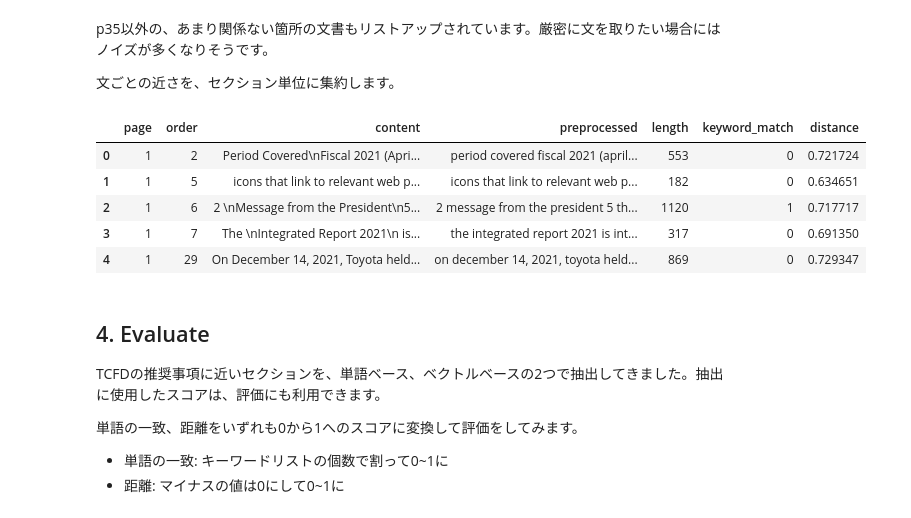
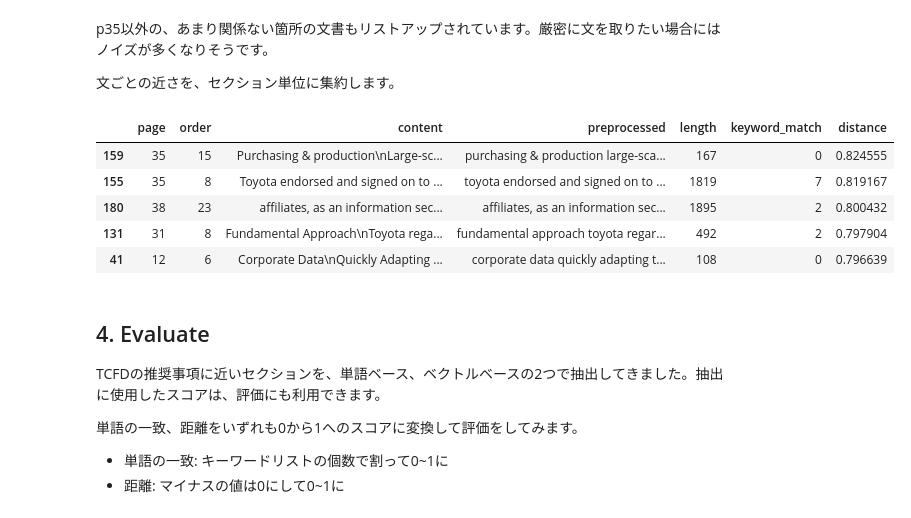
Before and after one commit to icoxfog417/esg-evaluation-by-nlp, a Jupyter notebook: notebooks/check_esg_evaluation_automatically.ipynb, the cells around one changed output. Cells and saved outputs as stored; diff of their text form; code cells hidden in the pictures.

```diff
--- a/notebooks/check_esg_evaluation_automatically.ipynb
+++ b/notebooks/check_esg_evaluation_automatically.ipynb
@@ -162,8 +203,8 @@ class Parser():
 # %% [markdown]
 質問から単語を抽出します。この時、ストップワードと呼ばれる一般的すぎる単語は除外します。
 # %%
-parser = Parser(language)
-question_words = [str(t).strip() for t in parser.parse(question) if not t.is_stop and not re.match("\'|\.|\?|\/|\,|\-", t.text)]
+parser = Parser(LANG)
+question_words = [str(t).strip() for t in parser.parse(question) if not t.is_stop and not re.match("\'|\.|\?|\/|\,|\-|、|・|。", t.text)]
 question_words
 # %% [output]
 ['describe',
@@ -220,7 +268,7 @@ for i, row in preprocessed_df.iterrows():
             "page": row["page"],
             "order": row["order"],
             "sentence_order": j,
-            "sentence": s,
+            "sentence": s[:512],
             "length": len(s)
         })
 
@@ -254,0 +292,11 @@ Inference start.
+# %%
+if LANG == "ja":
+    # 参考: https://github.com/BandaiNamcoResearchInc/DistilBERT-base-jp/blob/main/docs/GUIDE.md
+    model_name = "bandainamco-mirai/distilbert-base-japanese"
+    pretrained_tokenizer_name = "cl-tohoku/bert-base-japanese-whole-word-masking"
+else:
+    model_name = "distilbert-base-uncased"
+    pretrained_tokenizer_name = ""
+
+embeddings = encode(model_name,sentences_df["sentence"].values.tolist(),
+                    pretrained_tokenizer_name=pretrained_tokenizer_name)
@@ -261,5 +317,5 @@ embeddings.shape
 # %%
-query = encode(model_name, question)
+query = encode(model_name, question, pretrained_tokenizer_name=pretrained_tokenizer_name)
 query = np.reshape(query, (1, -1))
 # %% [output]
 Loading pretrained model...
@@ -302,14 +358,14 @@ p35以外の、あまり関係ない箇所の文書もリストアップされ
 # %%
 distance_df = measured_df.groupby(["page", "order"]).median()["distance"].reset_index()
 evaluation_df = pd.merge(preprocessed_df, distance_df, how="inner", on=["page", "order"])
-evaluation_df.head(5)
+evaluation_df.sort_values("distance", ascending=False).head(5)
 # %% [output]
 |  | page | order | content | preprocessed | length | keyword_match | distance |
-| 0 | 1 | 2 | Period Covered\nFiscal 2021 (Apri... | period covered fiscal 2021 (april... | 553 | 0 | 0.721724 |
-| 1 | 1 | 5 | icons that link to relevant web p... | icons that link to relevant web p... | 182 | 0 | 0.634651 |
-| 2 | 1 | 6 | 2 \nMessage from the President\n5... | 2 message from the president 5 th... | 1120 | 1 | 0.717717 |
-| 3 | 1 | 7 | The \nIntegrated Report 2021\n is... | the integrated report 2021 is int... | 317 | 0 | 0.691350 |
-| 4 | 1 | 29 | On December 14, 2021, Toyota held... | on december 14, 2021, toyota held... | 869 | 0 | 0.729347 |
+| 159 | 35 | 15 | Purchasing & production\nLarge-sc... | purchasing & production large-sca... | 167 | 0 | 0.824555 |
+| 155 | 35 | 8 | Toyota endorsed and signed on to ... | toyota endorsed and signed on to ... | 1819 | 7 | 0.819167 |
+| 180 | 38 | 23 | affiliates, as an information sec... | affiliates, as an information sec... | 1895 | 2 | 0.800432 |
+| 131 | 31 | 8 | Fundamental Approach\nToyota rega... | fundamental approach toyota regar... | 492 | 2 | 0.797904 |
+| 41 | 12 | 6 | Corporate Data\nQuickly Adapting ... | corporate data quickly adapting t... | 108 | 0 | 0.796639 |
 # %% [markdown]
 ## 4. Evaluate
 
```
Also changed, not shown: parts of 23 cells of this notebook, 11 other files.
